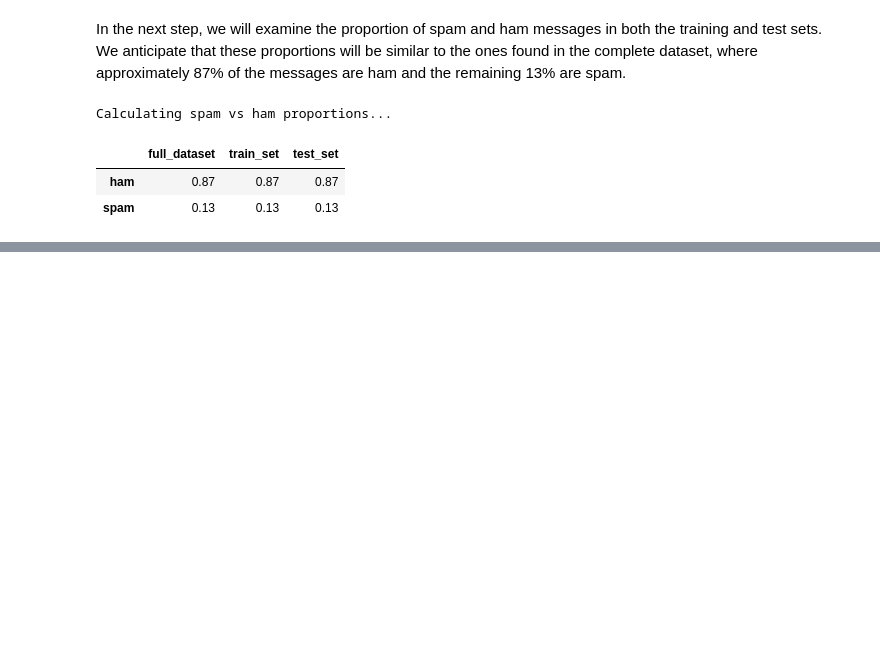
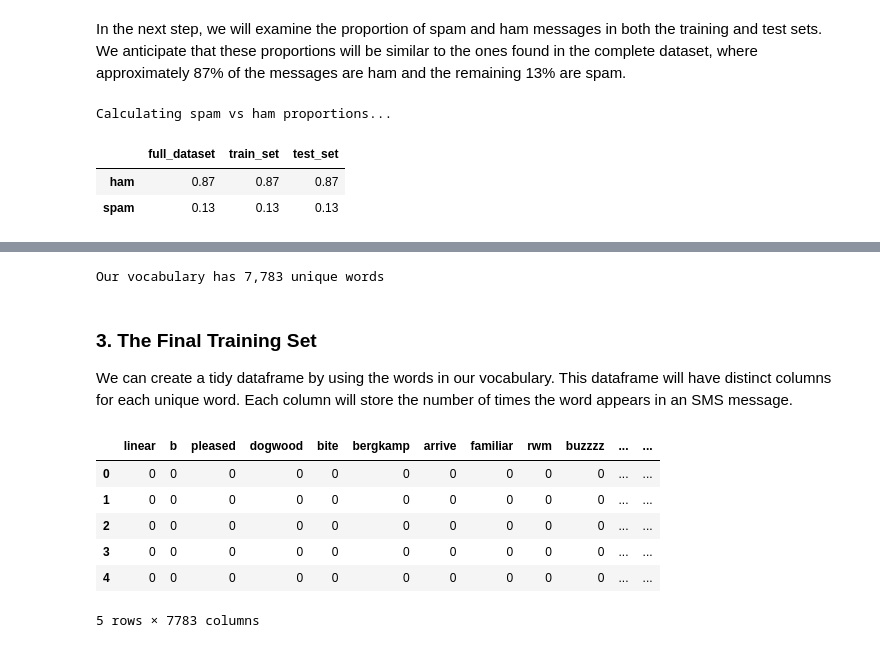
Before and after one commit to Lippins/NB_spam_filter, a Jupyter notebook: notebook.ipynb, the cells around one changed output, grey strips where cells are left out. Drawn from its saved outputs; the diff is of its cells as text; code cells hidden in the pictures; blank space fills up the shorter version.

Commit message:
feat: Clean training set

```diff
--- a/notebook.ipynb
+++ b/notebook.ipynb
@@ -161,0 +190,7 @@ Since the proportions resemble those of the full dataset, our sampling method is
+# %%
+train_set["SMS"] = (train_set.SMS
+                         .str.replace("\W", " ", regex=True)
+                         .str.lower()
+                     )
+
+train_set.head(5)
@@ -161,0 +207,38 @@ Since the proportions resemble those of the full dataset, our sampling method is
+# %%
+# Split each SMS into a python list
+train_set["SMS"] = train_set["SMS"].str.split()
+
+# Append all the words in each list into a vocabulary
+vocabulary = []
+train_set["SMS"].apply(lambda x: [vocabulary.append(item) for item in x]);
+
+# Only retain the unique words in the vocabulary
+vocabulary = list(set(vocabulary))
+
+# Check the number of unique words in the vocabulary
+print("Our vocabulary has {:,} unique words".format(len(vocabulary)))
+# %% [output]
+Our vocabulary has 7,783 unique words
+# %% [markdown]
+### 3. The Final Training Set
+We can create a tidy dataframe by using the words in our vocabulary. This dataframe will have distinct columns for each unique word. Each column will store the number of times the word appears in an SMS message.
+# %%
+# Initialize a dictionary with each vocabulary word as keys and the length of the dataset as values
+word_count_per_SMS = {word: [0]* train_set.shape[0] for word in vocabulary}
+
+# Estimate the number of times each unique word apears in each SMS message
+for index, words in enumerate(train_set.SMS):
+    for word in (words):
+        word_count_per_SMS[word][index] += 1
+
+# Covert results into a Pandas dataframe
+word_count_df = pd.DataFrame(word_count_per_SMS)
+word_count_df.head()
+# %% [output]
+|  | linear | b | pleased | dogwood | bite | bergkamp | arrive | familiar | rwm | buzzzz | ... | ... |
+| 0 | 0 | 0 | 0 | 0 | 0 | 0 | 0 | 0 | 0 | 0 | ... | ... |
+| 1 | 0 | 0 | 0 | 0 | 0 | 0 | 0 | 0 | 0 | 0 | ... | ... |
+| 2 | 0 | 0 | 0 | 0 | 0 | 0 | 0 | 0 | 0 | 0 | ... | ... |
+| 3 | 0 | 0 | 0 | 0 | 0 | 0 | 0 | 0 | 0 | 0 | ... | ... |
+| 4 | 0 | 0 | 0 | 0 | 0 | 0 | 0 | 0 | 0 | 0 | ... | ... |
+5 rows × 7783 columns
```
Also changed, not shown: parts of 7 cells of this notebook.
